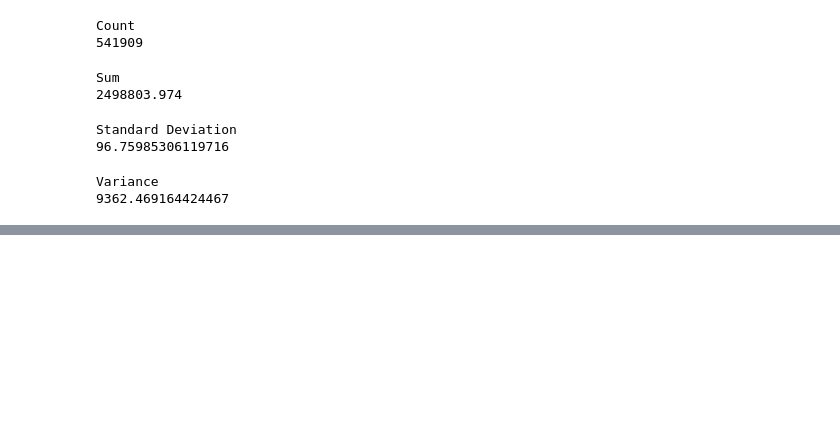
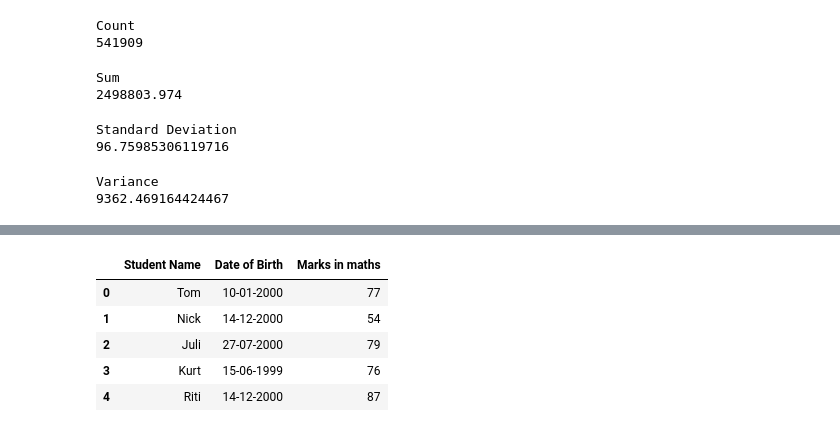
Before and after one commit to IIAnirudhII/AI-and-ML, a Jupyter notebook: Deep Learning/Lab2/Lab2.ipynb, the cells around one changed output, grey strips where cells are left out. Cells and saved outputs as stored; diff of their text form; code cells hidden in the pictures; blank space fills up the shorter version.

```diff
--- a/Deep Learning/Lab2/Lab2.ipynb
+++ b/Deep Learning/Lab2/Lab2.ipynb
@@ -99,0 +120,14 @@ new_df[Description.values]
+# %%
+# dict of narray/lists
+data = {'Student Name':['Tom', 'Nick', 'Juli','Kurt','Riti'],  'Date of Birth':['10-01-2000','14-12-2000','27-07-2000' ,'15-06-1999', '14-12-2000'],  'Marks in maths':[77,54,79,76,87]}
+
+df2 = pd.DataFrame(data)
+
+df2
+# %% [output]
+|  | Student Name | Date of Birth | Marks in maths |
+| 0 | Tom | 10-01-2000 | 77 |
+| 1 | Nick | 14-12-2000 | 54 |
+| 2 | Juli | 27-07-2000 | 79 |
+| 3 | Kurt | 15-06-1999 | 76 |
+| 4 | Riti | 14-12-2000 | 87 |
```
Also changed, not shown: parts of 12 cells of this notebook.
